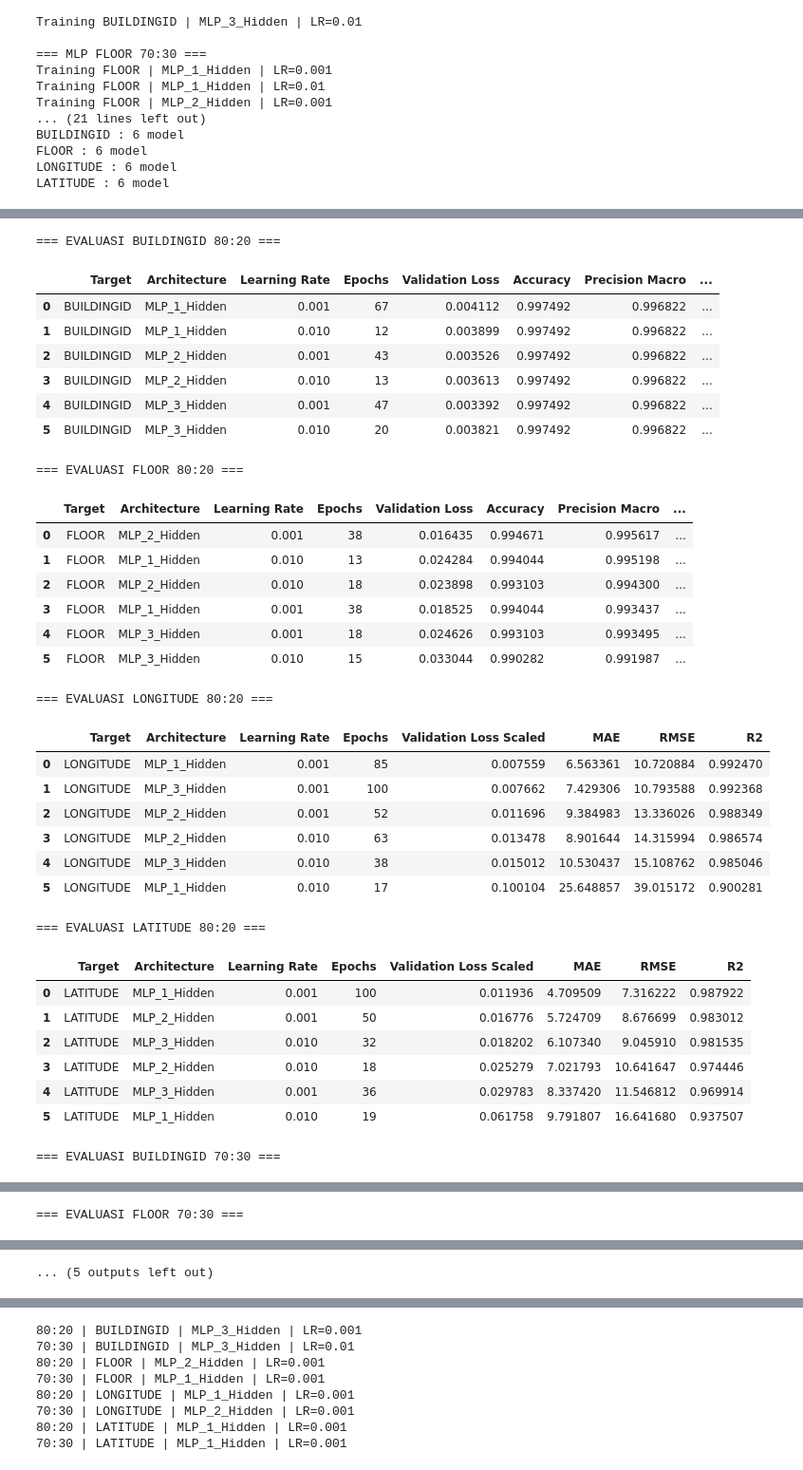
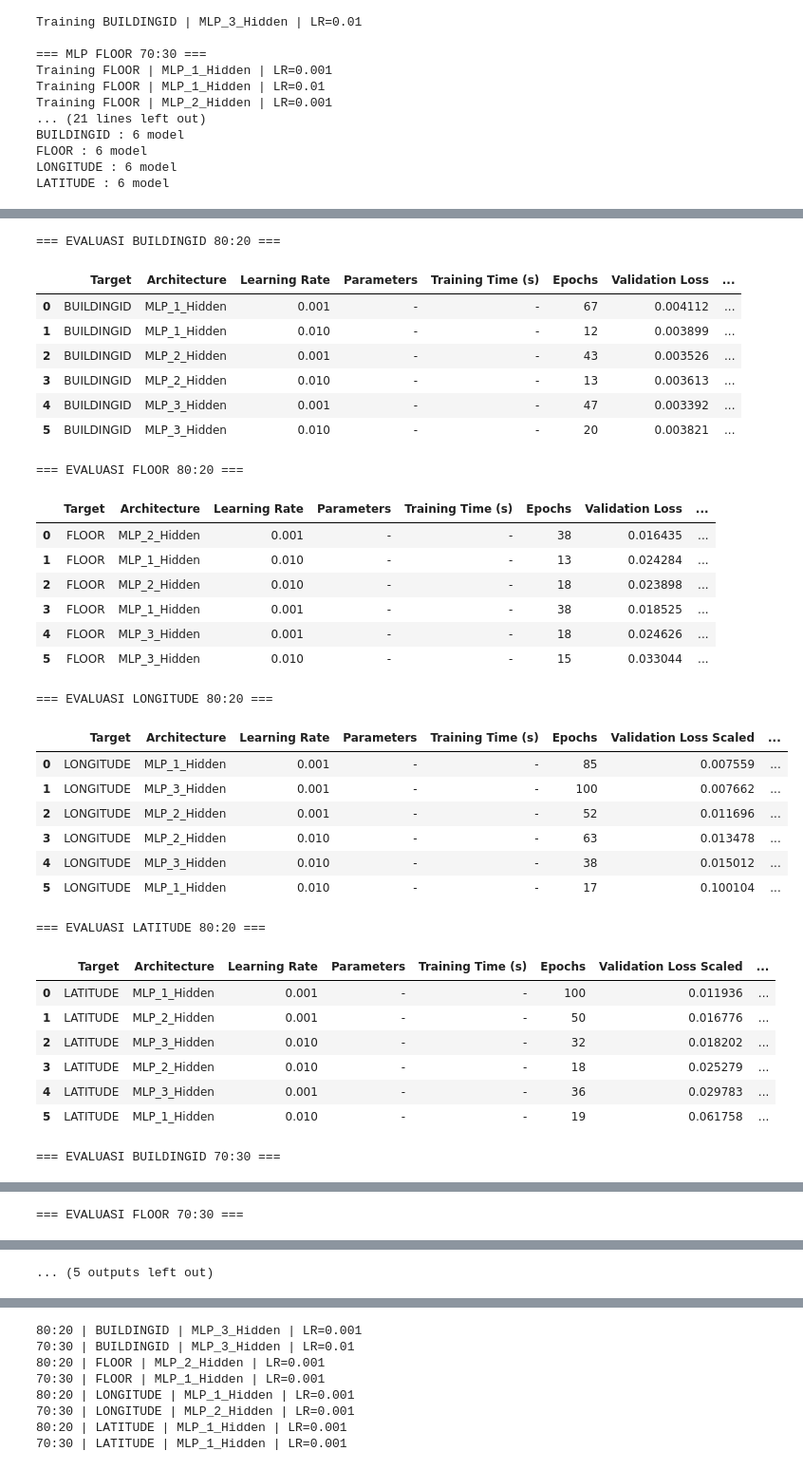
Before and after one commit to Fadhlrahman/TUBES-DEEP-LEARNING, a Jupyter notebook: telco.ipynb, the cells around one changed output, grey strips where cells are left out. Shown at 95% size. Saved outputs shown, nothing was run; the diff lists cells and outputs as text; code cells hidden in the pictures.

```diff
--- a/telco.ipynb
+++ b/telco.ipynb
@@ -4404,6 +4518,7 @@ Data training digunakan untuk memperbarui bobot jaringan, sedangkan data validat
 Riwayat training loss dan validation loss disimpan untuk menganalisis proses pembelajaran dan indikasi overfitting.
 # %%
 # Fungsi pelatihan MLP untuk klasifikasi
+import time
 
 def train_mlp_classification(
     X_train, X_val,
@@ -4429,6 +4544,7 @@ def train_mlp_classification(
                 output_units=len(np.unique(y_train))
             )
 
+            start_train = time.time()
             history = model.fit(
                 X_train,
                 y_train,
@@ -4442,6 +4558,8 @@ def train_mlp_classification(
                 )],
                 verbose=0
             )
+            train_duration = time.time() - start_train
+            param_count = model.count_params()
 
             val_loss, val_accuracy = model.evaluate(
                 X_val, y_val, verbose=0
@@ -4453,6 +4571,8 @@ def train_mlp_classification(
                 "Hidden Layers": str(hidden_layers),
                 "Learning Rate": learning_rate,
                 "Optimizer": "Adam",
+                "Parameters": param_count,
+                "Training Time (s)": round(train_duration, 2),
                 "Epochs": len(history.history["loss"]),
                 "Train Loss": history.history["loss"][-1],
                 "Validation Loss": val_loss,
@@ -4498,6 +4618,7 @@ def train_mlp_regression(
                 learning_rate=learning_rate
             )
 
+            start_train = time.time()
             history = model.fit(
                 X_train,
                 y_train_scaled,
@@ -4511,6 +4632,8 @@ def train_mlp_regression(
                 )],
                 verbose=0
             )
+            train_duration = time.time() - start_train
+            param_count = model.count_params()
 
             val_loss, val_mae = model.evaluate(
                 X_val, y_val_scaled, verbose=0
@@ -4522,6 +4645,8 @@ def train_mlp_regression(
                 "Hidden Layers": str(hidden_layers),
                 "Learning Rate": learning_rate,
                 "Optimizer": "Adam",
+                "Parameters": param_count,
+                "Training Time (s)": round(train_duration, 2),
                 "Epochs": len(history.history["loss"]),
                 "Train Loss": history.history["loss"][-1],
                 "Validation Loss": val_loss,
@@ -4533,5 +4658,5 @@ def train_mlp_regression(
     return results
 
 
-print("Fungsi pelatihan MLP berhasil dibuat.")
+print("Fungsi pelatihan MLP berhasil dibuat (dengan pencatatan parameter & waktu latih).")
 # %% [output]
@@ -4735,6 +4860,8 @@ def evaluate_mlp_classification(results, X_val, y_val):
             "Target": item["Target"],
             "Architecture": item["Architecture"],
             "Learning Rate": item["Learning Rate"],
+            "Parameters": item.get("Parameters", "-"),
+            "Training Time (s)": item.get("Training Time (s)", "-"),
             "Epochs": item["Epochs"],
             "Validation Loss": item["Validation Loss"],
             "Accuracy": accuracy_score(y_val, y_pred),
@@ -4771,6 +4898,8 @@ def evaluate_mlp_regression(results, X_val, y_val, target_scaler):
             "Target": item["Target"],
             "Architecture": item["Architecture"],
             "Learning Rate": item["Learning Rate"],
+            "Parameters": item.get("Parameters", "-"),
+            "Training Time (s)": item.get("Training Time (s)", "-"),
             "Epochs": item["Epochs"],
             "Validation Loss Scaled": item["Validation Loss"],
             "MAE": mean_absolute_error(y_val, y_pred),
@@ -4817,60 +4946,60 @@ mlp_evaluation_70 = {}
 
 for target in ["BUILDINGID", "FLOOR"]:
     print(f"\n=== EVALUASI {target} 70:30 ===")
 
     mlp_evaluation_70[target] = evaluate_mlp_classification(
         mlp_results_70[target],
         X_mlp_val_processed_70,
         y_mlp_val_70[target].to_numpy()
     )
 
     display(mlp_evaluation_70[target])
 
 
 for target in ["LONGITUDE", "LATITUDE"]:
     print(f"\n=== EVALUASI {target} 70:30 ===")
 
     mlp_evaluation_70[target] = evaluate_mlp_regression(
         mlp_results_70[target],
         X_mlp_val_processed_70,
         y_mlp_val_70[target].to_numpy(),
         y_reg_scalers_70[target]
     )
 
     display(mlp_evaluation_70[target])
 
 print("\nEvaluasi seluruh model MLP selesai.")
 # %% [output]
 === EVALUASI BUILDINGID 80:20 ===
-|  | Target | Architecture | Learning Rate | Epochs | Validation Loss | Accuracy | Precision Macro | ... |
-| 0 | BUILDINGID | MLP_1_Hidden | 0.001 | 67 | 0.004112 | 0.997492 | 0.996822 | ... |
-| 1 | BUILDINGID | MLP_1_Hidden | 0.010 | 12 | 0.003899 | 0.997492 | 0.996822 | ... |
-| 2 | BUILDINGID | MLP_2_Hidden | 0.001 | 43 | 0.003526 | 0.997492 | 0.996822 | ... |
-| 3 | BUILDINGID | MLP_2_Hidden | 0.010 | 13 | 0.003613 | 0.997492 | 0.996822 | ... |
-| 4 | BUILDINGID | MLP_3_Hidden | 0.001 | 47 | 0.003392 | 0.997492 | 0.996822 | ... |
-| 5 | BUILDINGID | MLP_3_Hidden | 0.010 | 20 | 0.003821 | 0.997492 | 0.996822 | ... |
+|  | Target | Architecture | Learning Rate | Parameters | Training Time (s) | Epochs | Validation Loss | ... |
+| 0 | BUILDINGID | MLP_1_Hidden | 0.001 | - | - | 67 | 0.004112 | ... |
+| 1 | BUILDINGID | MLP_1_Hidden | 0.010 | - | - | 12 | 0.003899 | ... |
+| 2 | BUILDINGID | MLP_2_Hidden | 0.001 | - | - | 43 | 0.003526 | ... |
+| 3 | BUILDINGID | MLP_2_Hidden | 0.010 | - | - | 13 | 0.003613 | ... |
+| 4 | BUILDINGID | MLP_3_Hidden | 0.001 | - | - | 47 | 0.003392 | ... |
+| 5 | BUILDINGID | MLP_3_Hidden | 0.010 | - | - | 20 | 0.003821 | ... |
 === EVALUASI FLOOR 80:20 ===
-|  | Target | Architecture | Learning Rate | Epochs | Validation Loss | Accuracy | Precision Macro | ... |
-| 0 | FLOOR | MLP_2_Hidden | 0.001 | 38 | 0.016435 | 0.994671 | 0.995617 | ... |
-| 1 | FLOOR | MLP_1_Hidden | 0.010 | 13 | 0.024284 | 0.994044 | 0.995198 | ... |
-| 2 | FLOOR | MLP_2_Hidden | 0.010 | 18 | 0.023898 | 0.993103 | 0.994300 | ... |
-| 3 | FLOOR | MLP_1_Hidden | 0.001 | 38 | 0.018525 | 0.994044 | 0.993437 | ... |
-| 4 | FLOOR | MLP_3_Hidden | 0.001 | 18 | 0.024626 | 0.993103 | 0.993495 | ... |
-| 5 | FLOOR | MLP_3_Hidden | 0.010 | 15 | 0.033044 | 0.990282 | 0.991987 | ... |
+|  | Target | Architecture | Learning Rate | Parameters | Training Time (s) | Epochs | Validation Loss | ... |
+| 0 | FLOOR | MLP_2_Hidden | 0.001 | - | - | 38 | 0.016435 | ... |
+| 1 | FLOOR | MLP_1_Hidden | 0.010 | - | - | 13 | 0.024284 | ... |
+| 2 | FLOOR | MLP_2_Hidden | 0.010 | - | - | 18 | 0.023898 | ... |
+| 3 | FLOOR | MLP_1_Hidden | 0.001 | - | - | 38 | 0.018525 | ... |
+| 4 | FLOOR | MLP_3_Hidden | 0.001 | - | - | 18 | 0.024626 | ... |
+| 5 | FLOOR | MLP_3_Hidden | 0.010 | - | - | 15 | 0.033044 | ... |
 === EVALUASI LONGITUDE 80:20 ===
-|  | Target | Architecture | Learning Rate | Epochs | Validation Loss Scaled | MAE | RMSE | R2 |
-| 0 | LONGITUDE | MLP_1_Hidden | 0.001 | 85 | 0.007559 | 6.563361 | 10.720884 | 0.992470 |
-| 1 | LONGITUDE | MLP_3_Hidden | 0.001 | 100 | 0.007662 | 7.429306 | 10.793588 | 0.992368 |
-| 2 | LONGITUDE | MLP_2_Hidden | 0.001 | 52 | 0.011696 | 9.384983 | 13.336026 | 0.988349 |
-| 3 | LONGITUDE | MLP_2_Hidden | 0.010 | 63 | 0.013478 | 8.901644 | 14.315994 | 0.986574 |
-| 4 | LONGITUDE | MLP_3_Hidden | 0.010 | 38 | 0.015012 | 10.530437 | 15.108762 | 0.985046 |
-| 5 | LONGITUDE | MLP_1_Hidden | 0.010 | 17 | 0.100104 | 25.648857 | 39.015172 | 0.900281 |
+|  | Target | Architecture | Learning Rate | Parameters | Training Time (s) | Epochs | Validation Loss Scaled | ... |
+| 0 | LONGITUDE | MLP_1_Hidden | 0.001 | - | - | 85 | 0.007559 | ... |
+| 1 | LONGITUDE | MLP_3_Hidden | 0.001 | - | - | 100 | 0.007662 | ... |
+| 2 | LONGITUDE | MLP_2_Hidden | 0.001 | - | - | 52 | 0.011696 | ... |
+| 3 | LONGITUDE | MLP_2_Hidden | 0.010 | - | - | 63 | 0.013478 | ... |
+| 4 | LONGITUDE | MLP_3_Hidden | 0.010 | - | - | 38 | 0.015012 | ... |
+| 5 | LONGITUDE | MLP_1_Hidden | 0.010 | - | - | 17 | 0.100104 | ... |
 === EVALUASI LATITUDE 80:20 ===
-|  | Target | Architecture | Learning Rate | Epochs | Validation Loss Scaled | MAE | RMSE | R2 |
-| 0 | LATITUDE | MLP_1_Hidden | 0.001 | 100 | 0.011936 | 4.709509 | 7.316222 | 0.987922 |
-| 1 | LATITUDE | MLP_2_Hidden | 0.001 | 50 | 0.016776 | 5.724709 | 8.676699 | 0.983012 |
-| 2 | LATITUDE | MLP_3_Hidden | 0.010 | 32 | 0.018202 | 6.107340 | 9.045910 | 0.981535 |
-| 3 | LATITUDE | MLP_2_Hidden | 0.010 | 18 | 0.025279 | 7.021793 | 10.641647 | 0.974446 |
-| 4 | LATITUDE | MLP_3_Hidden | 0.001 | 36 | 0.029783 | 8.337420 | 11.546812 | 0.969914 |
-| 5 | LATITUDE | MLP_1_Hidden | 0.010 | 19 | 0.061758 | 9.791807 | 16.641680 | 0.937507 |
+|  | Target | Architecture | Learning Rate | Parameters | Training Time (s) | Epochs | Validation Loss Scaled | ... |
+| 0 | LATITUDE | MLP_1_Hidden | 0.001 | - | - | 100 | 0.011936 | ... |
+| 1 | LATITUDE | MLP_2_Hidden | 0.001 | - | - | 50 | 0.016776 | ... |
+| 2 | LATITUDE | MLP_3_Hidden | 0.010 | - | - | 32 | 0.018202 | ... |
+| 3 | LATITUDE | MLP_2_Hidden | 0.010 | - | - | 18 | 0.025279 | ... |
+| 4 | LATITUDE | MLP_3_Hidden | 0.001 | - | - | 36 | 0.029783 | ... |
+| 5 | LATITUDE | MLP_1_Hidden | 0.010 | - | - | 19 | 0.061758 | ... |
 === EVALUASI BUILDINGID 70:30 ===
```
Also changed, not shown: parts of 44 cells of this notebook, 9 other files.
